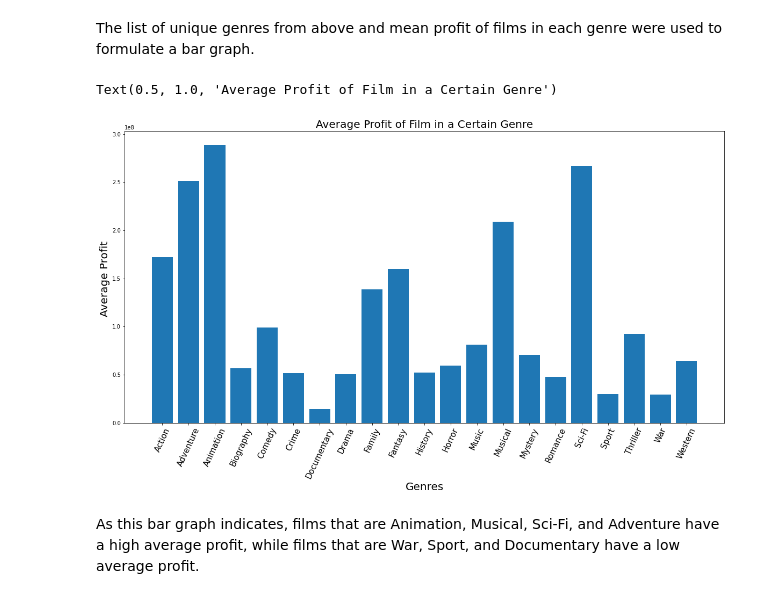
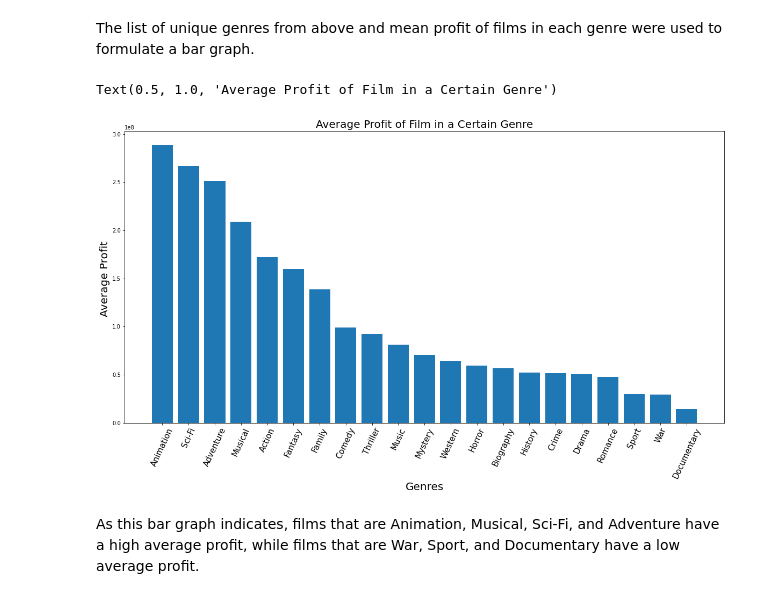
Before and after one commit to soohojp/Phase-1-Project-Best-Team-, a Jupyter notebook: Untitled.ipynb, the cells around one changed output. Saved outputs shown, nothing was run; the diff lists cells and outputs as text; code cells hidden in the pictures.

```diff
--- a/Untitled.ipynb
+++ b/Untitled.ipynb
@@ -363,18 +402,22 @@ imdb_war.profit.mean(),
 imdb_western.profit.mean()]
 # %% [markdown]
 The list of unique genres from above and mean profit of films in each genre were used to formulate a bar graph.
+# %%
+genreaveprofitdf = pd.DataFrame({"Genre":list_of_unique_genres,
+                  "Average Profit":genre_profit_mean})
+genreaveprofitdf = genreaveprofitdf.sort_values("Average Profit",ascending = False)
 # %%
 fig, ax = plt.subplots(figsize=(20,10))
-x = list_of_unique_genres
-y = genre_profit_mean
+x = genreaveprofitdf['Genre']
+y = genreaveprofitdf['Average Profit']
 ax.bar(x,y)
 plt.xticks(fontsize = 15, rotation = 65)
 ax.set_xlabel("Genres", fontsize = 20)
 ax.set_ylabel('Average Profit ', fontsize = 20)
 ax.set_title("Average Profit of Film in a Certain Genre", fontsize = 20)
 # %% [output]
 Text(0.5, 1.0, 'Average Profit of Film in a Certain Genre')
-[figure, old version]
+[figure, new version]
 # %% [markdown]
 As this bar graph indicates, films that are Animation, Musical, Sci-Fi, and Adventure have a high average profit, while films that are War, Sport, and Documentary have a low average profit.
 # %% [markdown]
```
Also changed, not shown: parts of 11 cells of this notebook.
